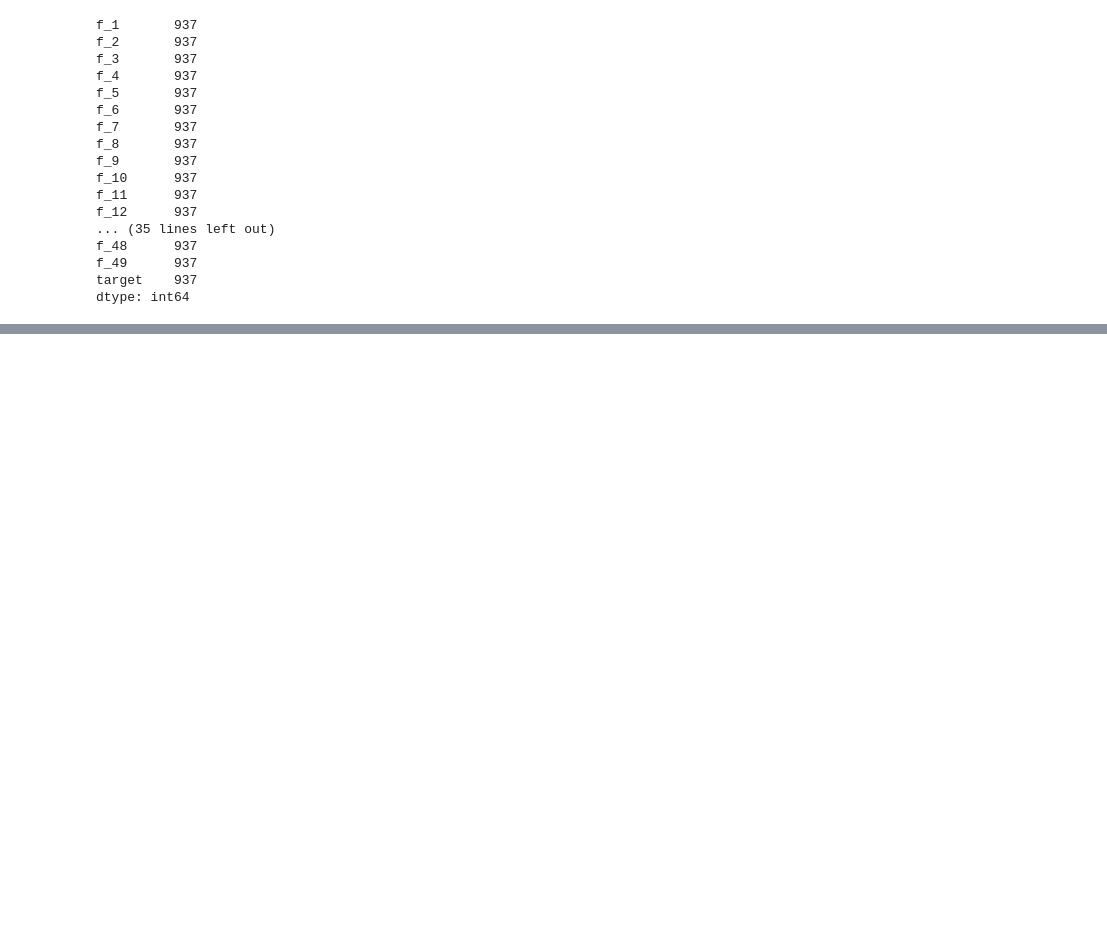
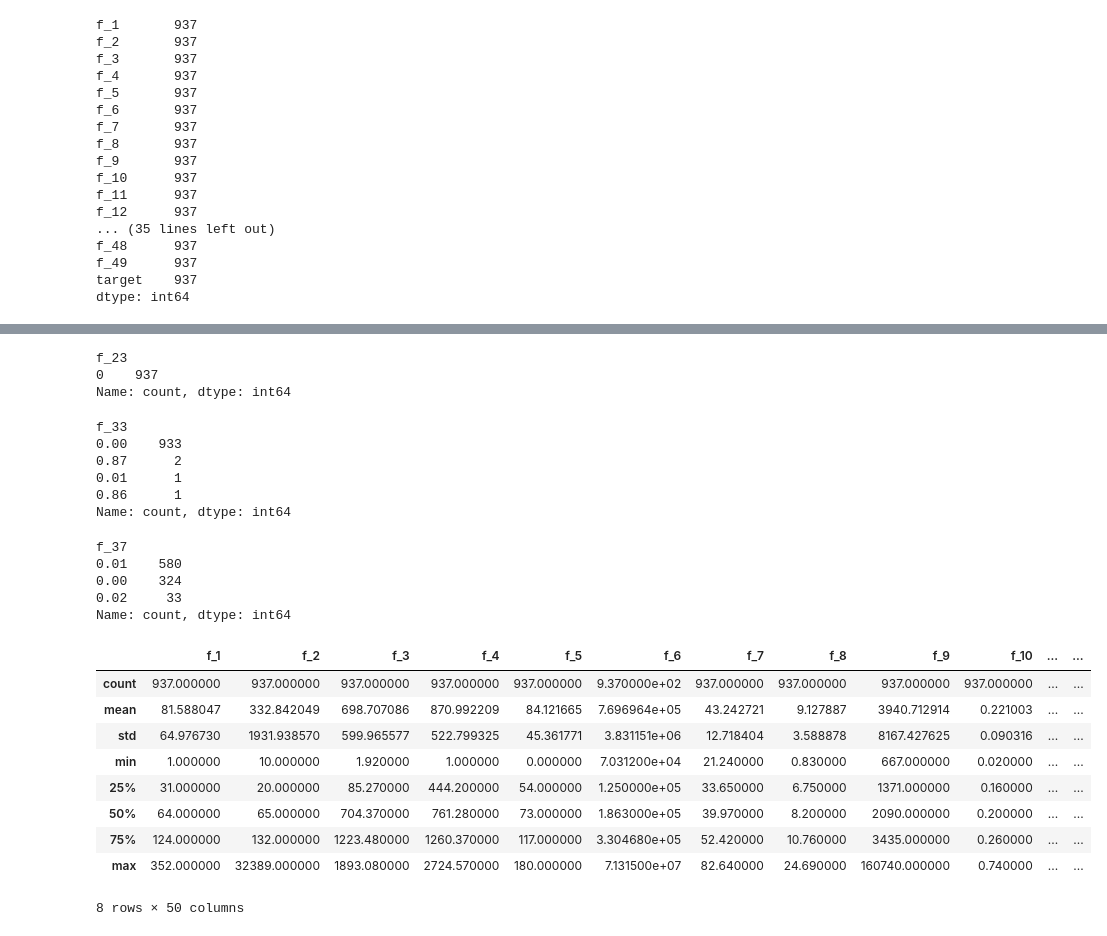
Before and after one commit to FilipStam97/oil-spill-binary-classification, a Jupyter notebook: oil-spill-binary-classification.ipynb, the cells around one changed output, grey strips where cells are left out. Cells and saved outputs as stored; diff of their text form; code cells hidden in the pictures; blank space fills up the shorter version.

```diff
--- a/oil-spill-binary-classification.ipynb
+++ b/oil-spill-binary-classification.ipynb
@@ -92,0 +124,36 @@ dtype: int64
+# %%
+oil_data['f_23'].value_counts()
+# %% [output]
+f_23
+0    937
+Name: count, dtype: int64
+# %%
+oil_data['f_33'].value_counts()
+# %% [output]
+f_33
+0.00    933
+0.87      2
+0.01      1
+0.86      1
+Name: count, dtype: int64
+# %%
+oil_data['f_37'].value_counts()
+# %% [output]
+f_37
+0.01    580
+0.00    324
+0.02     33
+Name: count, dtype: int64
+# %%
+oil_data.describe()
+# %% [output]
+|  | f_1 | f_2 | f_3 | f_4 | f_5 | f_6 | f_7 | f_8 | f_9 | f_10 | ... | ... |
+| count | 937.000000 | 937.000000 | 937.000000 | 937.000000 | 937.000000 | 9.370000e+02 | 937.000000 | 937.000000 | 937.000000 | 937.000000 | ... | ... |
+| mean | 81.588047 | 332.842049 | 698.707086 | 870.992209 | 84.121665 | 7.696964e+05 | 43.242721 | 9.127887 | 3940.712914 | 0.221003 | ... | ... |
+| std | 64.976730 | 1931.938570 | 599.965577 | 522.799325 | 45.361771 | 3.831151e+06 | 12.718404 | 3.588878 | 8167.427625 | 0.090316 | ... | ... |
+| min | 1.000000 | 10.000000 | 1.920000 | 1.000000 | 0.000000 | 7.031200e+04 | 21.240000 | 0.830000 | 667.000000 | 0.020000 | ... | ... |
+| 25% | 31.000000 | 20.000000 | 85.270000 | 444.200000 | 54.000000 | 1.250000e+05 | 33.650000 | 6.750000 | 1371.000000 | 0.160000 | ... | ... |
+| 50% | 64.000000 | 65.000000 | 704.370000 | 761.280000 | 73.000000 | 1.863000e+05 | 39.970000 | 8.200000 | 2090.000000 | 0.200000 | ... | ... |
+| 75% | 124.000000 | 132.000000 | 1223.480000 | 1260.370000 | 117.000000 | 3.304680e+05 | 52.420000 | 10.760000 | 3435.000000 | 0.260000 | ... | ... |
+| max | 352.000000 | 32389.000000 | 1893.080000 | 2724.570000 | 180.000000 | 7.131500e+07 | 82.640000 | 24.690000 | 160740.000000 | 0.740000 | ... | ... |
+8 rows × 50 columns
```
Also changed, not shown: parts of 3 cells of this notebook.
